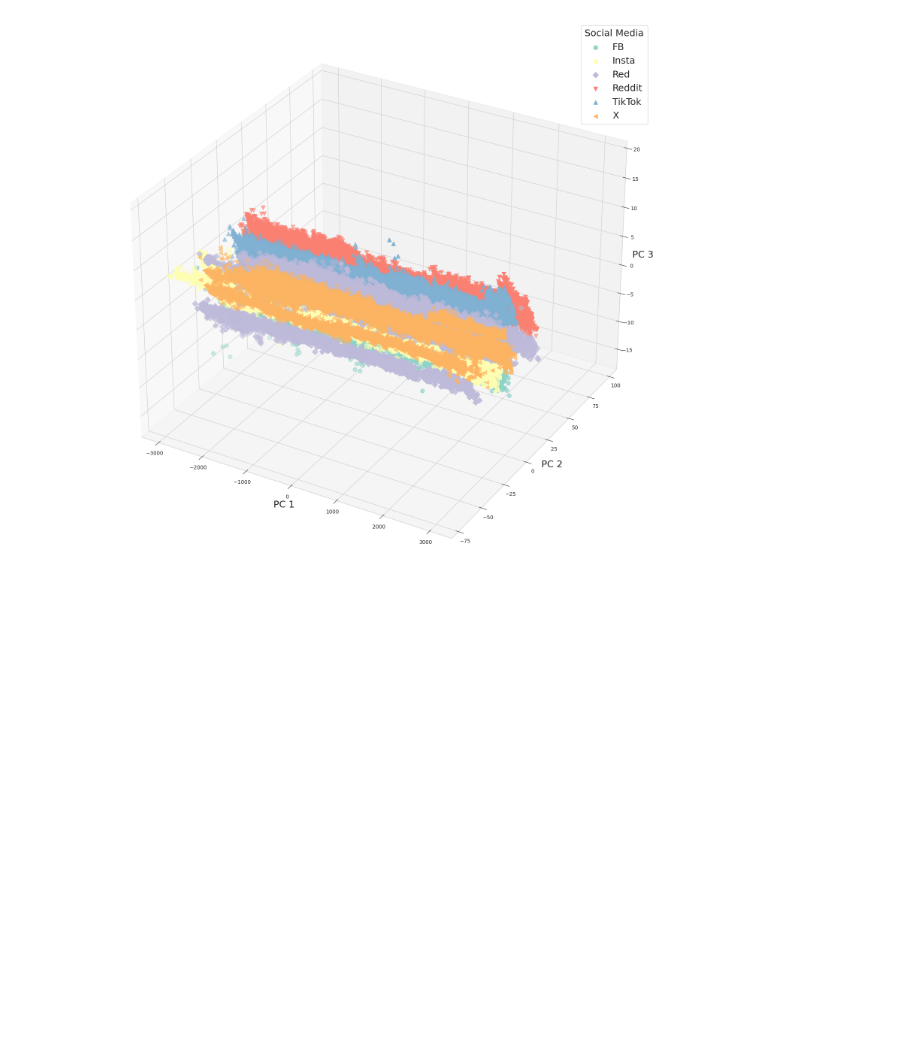
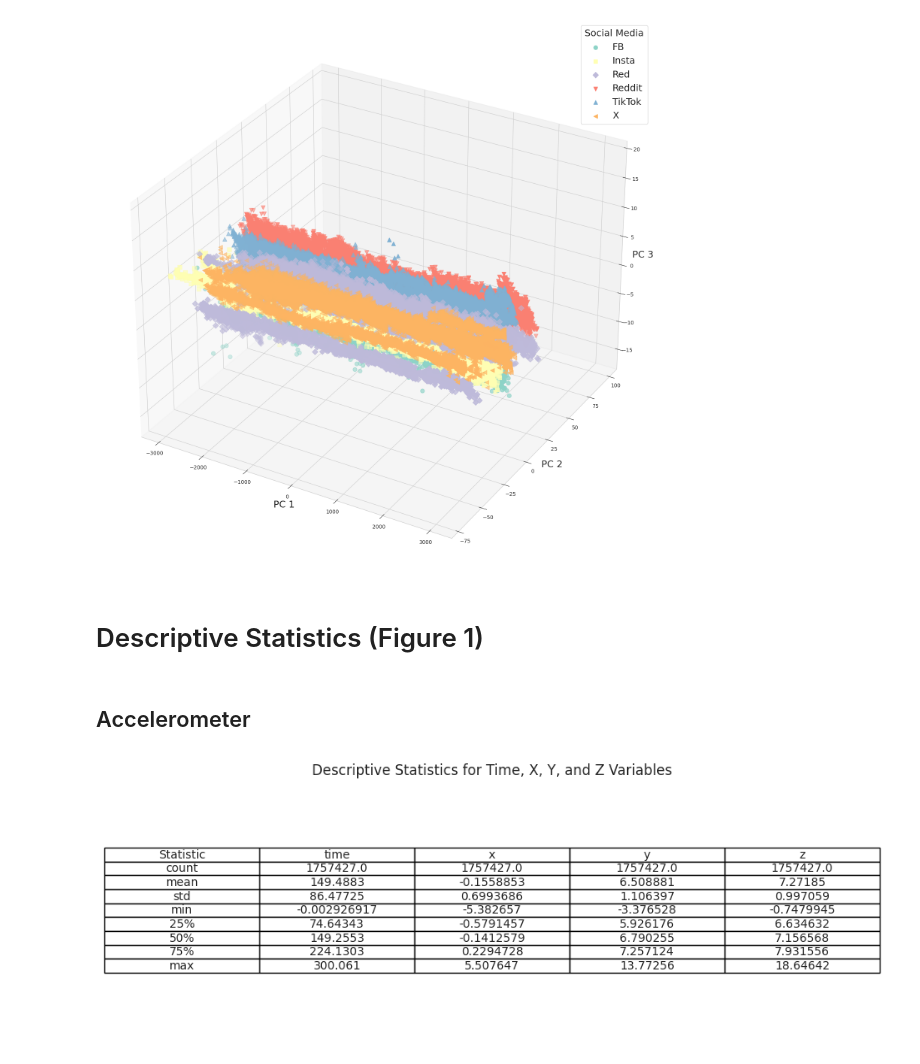
Before and after one commit to sharyz119/ml4qs_social_app, a Jupyter notebook: Exploratory Data Analysis.ipynb, the cells around one changed output. Saved outputs shown, nothing was run; the diff lists cells and outputs as text; code cells hidden in the pictures; blank space fills up the shorter version.

```diff
--- a/Exploratory Data Analysis.ipynb
+++ b/Exploratory Data Analysis.ipynb
@@ -359,3 +359,34 @@ plt.subplots_adjust(left=0.1, right=2.2, top=2.2, bottom=0.1)
 plt.show()
 # %% [output]
 [figure]
+# %% [markdown]
+# Descriptive Statistics (Figure 1)
+# %% [markdown]
+## Accelerometer
+# %%
+import pandas as pd
+import matplotlib.pyplot as plt
+
+# Creating the data
+data = {
+    "Statistic": ["count", "mean", "std", "min", "25%", "50%", "75%", "max"],
+    "time": [1.757427e+06, 1.494883e+02, 8.647725e+01, -2.926917e-03, 7.464343e+01, 1.492553e+02, 2.241303e+02, 3.000610e+02],
+    "x": [1.757427e+06, -1.558853e-01, 6.993686e-01, -5.382657e+00, -5.791457e-01, -1.412579e-01, 2.294728e-01, 5.507647e+00],
+    "y": [1.757427e+06, 6.508881e+00, 1.106397e+00, -3.376528e+00, 5.926176e+00, 6.790255e+00, 7.257124e+00, 1.377256e+01],
+    "z": [1.757427e+06, 7.271850e+00, 9.970590e-01, -7.479945e-01, 6.634632e+00, 7.156568e+00, 7.931556e+00, 1.864642e+01]
+}
+
+# Creating the DataFrame
+df = pd.DataFrame(data)
+
+# Plotting the table
+fig, ax = plt.subplots(figsize=(12, 4))  # set size frame
+ax.axis('tight')
+ax.axis('off')
+table = ax.table(cellText=df.values, colLabels=df.columns, cellLoc='center', loc='center')
+
+# Displaying the table
+plt.title('Descriptive Statistics for Time, X, Y, and Z Variables')
+plt.show()
+# %% [output]
+[figure, added]
```
Also changed, not shown: parts of 12 cells of this notebook.
